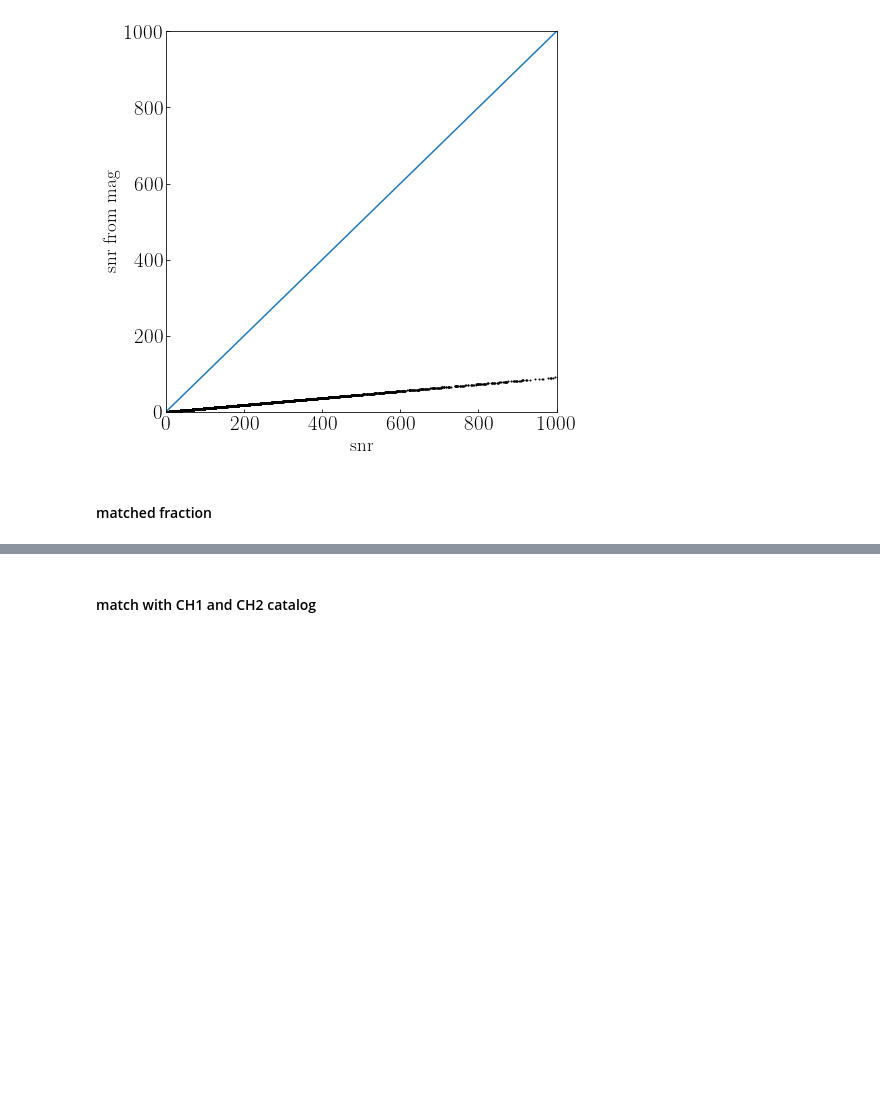
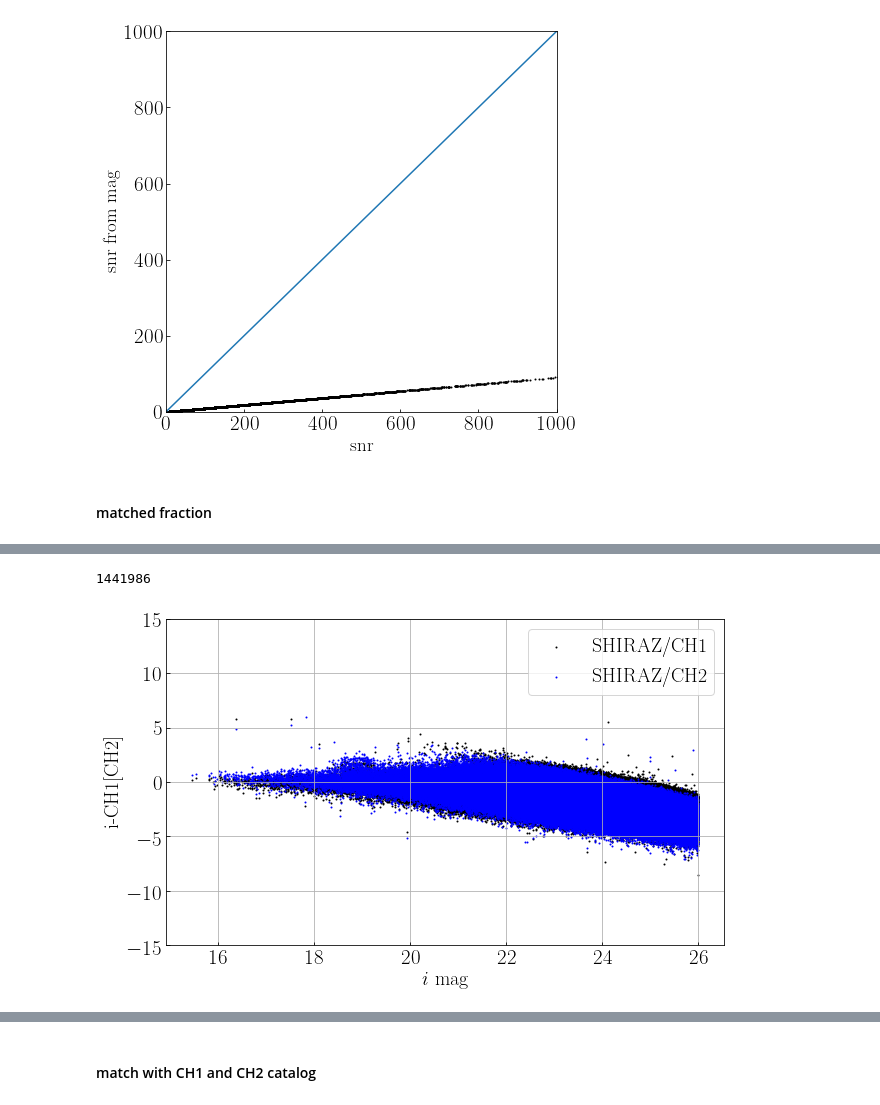
Before and after one commit to LejayChen/massive_gals, a Jupyter notebook: pcat_shiraz_cosmos2020.ipynb, the cells around one changed output, grey strips where cells are left out. Cells and saved outputs as stored; diff of their text form; code cells hidden in the pictures; blank space fills up the shorter version.

```diff
--- a/pcat_shiraz_cosmos2020.ipynb
+++ b/pcat_shiraz_cosmos2020.ipynb
@@ -146,0 +167,14 @@ plt.grid()
+# %%
+print(len(cat))
+fig, axs = plt.subplots(1, 1, figsize = (10,6),sharex=True, sharey=True)
+for i in [1,2]: # CH1 or Ch2
+    plt.scatter(cat['i'],cat['MAG_AUTO_CH'+str(i)]-cat['i'],color=colors[i-1],label='SHIRAZ/CH'+str(i),s=1)
+
+plt.xlabel('$i$ mag',fontsize=20)
+plt.ylabel('i-CH1[CH2]',fontsize=20)
+plt.legend(fontsize=20)
+plt.ylim([-15,15])
+plt.grid()
+# %% [output]
+1441986
+[figure, added]
```
Also changed, not shown: parts of 6 cells of this notebook, 4 other files.
